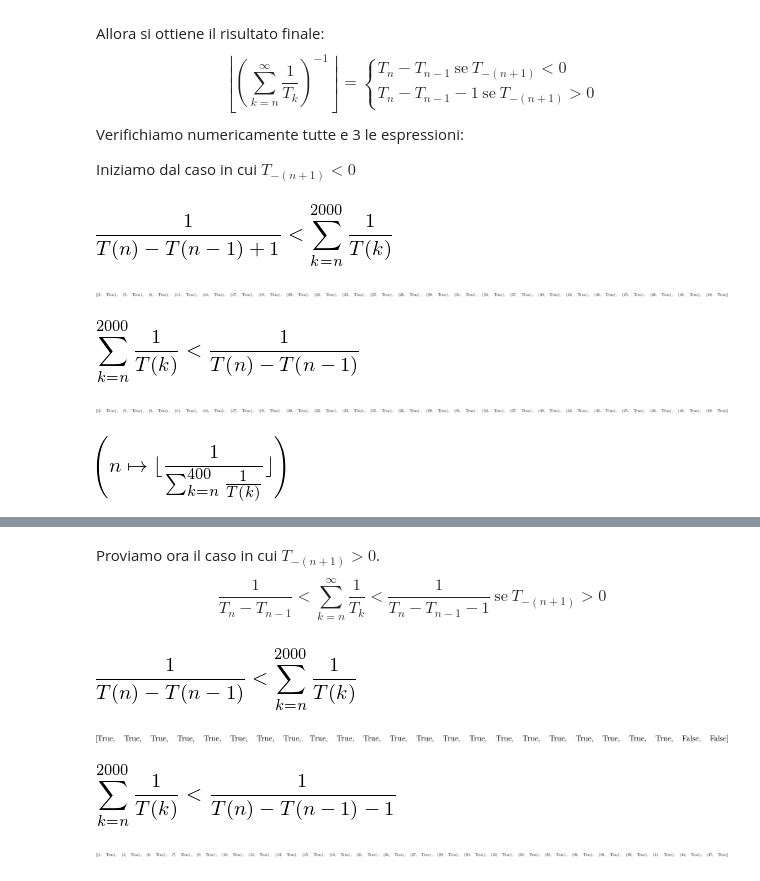
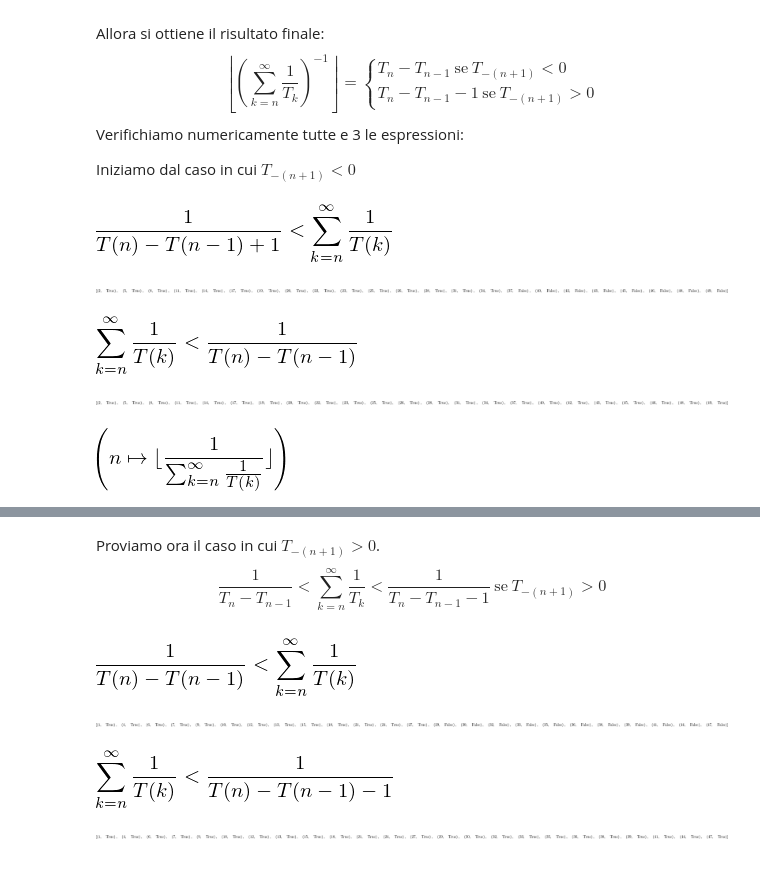
Before and after one commit to iskorini/PAA-Project, a Jupyter notebook: Notebook.ipynb, the cells around one changed output, grey strips where cells are left out. Drawn from its saved outputs; the diff is of its cells as text; code cells hidden in the pictures.

```diff
--- a/Notebook.ipynb
+++ b/Notebook.ipynb
@@ -281,28 +277,28 @@ Verifichiamo numericamente tutte e 3 le espressioni:
 
 Iniziamo dal caso in cui $T_{-(n+1)}<0$
 # %%
-calc_teo4_expr5 = Lambda([n], Sum(1/T(k), (k,n,2000)))
+calc_teo4_expr5 = Lambda([n], Sum(1/T(k), (k,n,oo)))
 calc_teo4_expr6 = Lambda([n], 1/(T(n)-T(n-1)+1))
-1/(T(n)-T(n-1)+1) < Sum(1/T(k), (k,n,2000))
+1/(T(n)-T(n-1)+1) < Sum(1/T(k), (k,n,oo))
 # %% [output]
-[figure, old version]
+[figure, new version]
 # %%
 [(n, calc_teo4_expr6(n).evalf() < calc_teo4_expr5(n).doit().evalf()) for n in range(0, 50) if T(-(n+1)).evalf() < 0]
 # %% [output]
 [figure]
 # %%
 calc_teo4_expr7 = Lambda([n], 1/(T(n)-T(n-1)))
-Sum(1/T(k), (k,n,2000)) < 1/(T(n)-T(n-1))
+Sum(1/T(k), (k,n,oo)) < 1/(T(n)-T(n-1))
 # %% [output]
-[figure, old version]
+[figure, new version]
 # %%
 [(n, calc_teo4_expr5(n).evalf() < calc_teo4_expr7(n).doit().evalf()) for n in range(0, 50) if T(-(n+1)).evalf() < 0]
 # %% [output]
 [figure]
 # %%
-calc_teo4_expr8 = Lambda([n], floor((Sum(1/T(k), (k,n,400))**(-1))))
+calc_teo4_expr8 = Lambda([n], floor((Sum(1/T(k), (k,n,oo))**(-1))))
 calc_teo4_expr8
 # %% [output]
-[figure, old version]
+[figure, new version]
 # %%
 #Con strict = true nel evalf restituisce eccezione
@@ -329,17 +325,17 @@ calc_teo4_expr8
 Proviamo ora il caso in cui $T_{-(n+1)}>0$.
 $$\frac{1}{T_n - T_{n-1}} < \sum_{k =n}^{\infty} \frac{1}{T_k} < \frac{1}{T_n - T_{n-1} - 1}\ \text{se}\ T_{-(n+1)} > 0$$
 # %%
- 1/(T(n)-T(n-1)) < Sum(1/T(k), (k,n,2000))
+ 1/(T(n)-T(n-1)) < Sum(1/T(k), (k,n,oo))
 # %% [output]
-[figure, old version]
+[figure, new version]
 # %%
 [(n, calc_teo4_expr7(n).evalf() < calc_teo4_expr5(n).doit().evalf()) for n in range(0, 50)  if T(-(n+1)).evalf() > 0]
 # %% [output]
-[figure, old version]
+[figure, new version]
 # %%
-Sum(1/T(k), (k,n,2000)) < 1/(T(n)-T(n-1)-1)
+Sum(1/T(k), (k,n,oo)) < 1/(T(n)-T(n-1)-1)
 # %% [output]
-[figure, old version]
+[figure, new version]
 # %%
 calc_teo3_expr9 = Lambda([n], 1/(T(n)-T(n-1)-1))
 [(n, calc_teo4_expr5(n).doit().evalf() < calc_teo3_expr9(n).evalf()) for n in range(0, 50)  if T(-(n+1)).evalf() > 0]
```
Also changed, not shown: parts of 36 cells of this notebook.
